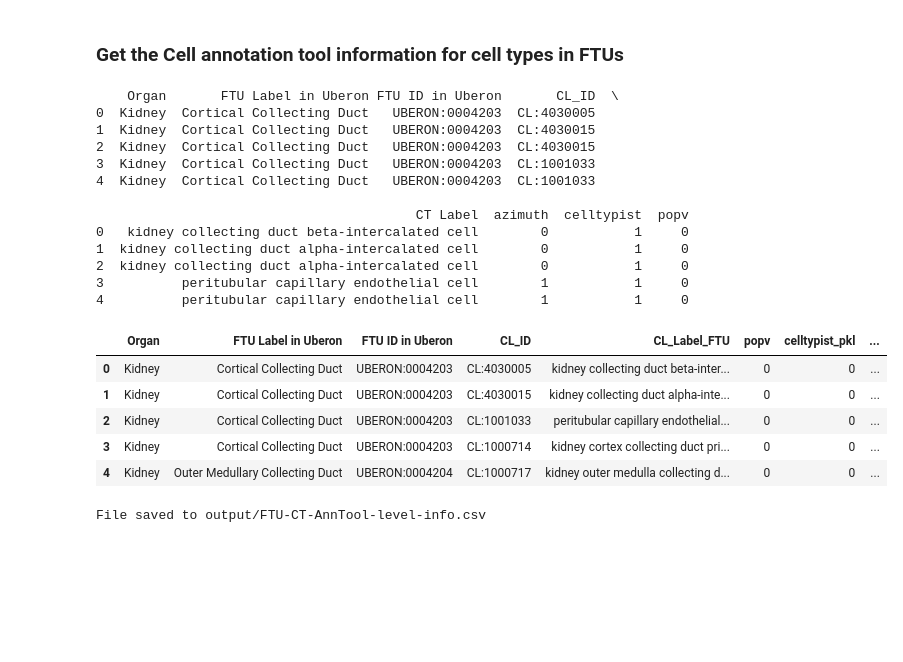
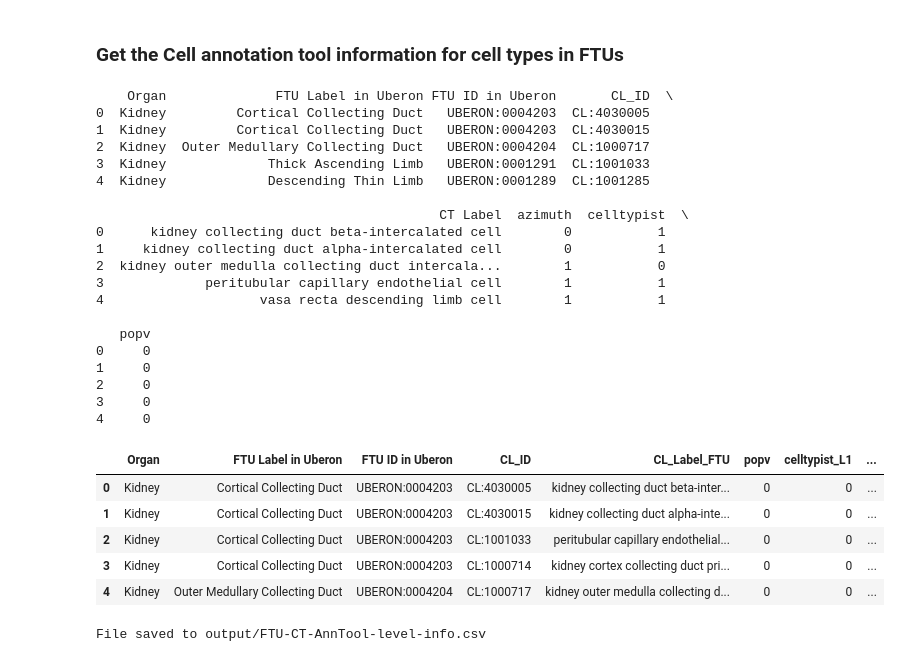
Before and after one commit to cns-iu/hra-ftu-explorer-supporting-information, a Jupyter notebook: FTU-workflow.ipynb, the cells around one changed output. Saved outputs shown, nothing was run; the diff lists cells and outputs as text; code cells hidden in the pictures; blank space fills up the shorter version.

```diff
--- a/FTU-workflow.ipynb
+++ b/FTU-workflow.ipynb
@@ -106,16 +122,16 @@ with open(atlas_enriched_dataset_graph_path, 'r') as file:
 # %%
 # Define the mapping dictionary
 organ_to_uberon = {
-    'Kidney': 'UBERON:0002113',
-    'Lung': 'UBERON:0002048',
-    'Pancreas': 'UBERON:0001264',
-    'Large Intestine': 'UBERON:0002107',
-    'Skin': 'UBERON:0002097',
-    'Liver': 'UBERON:0002108',
-    'Prostate': 'UBERON:0002367',
-    'Thymus': 'UBERON:0002371',
-    'Spleen': 'UBERON:0002370',
-    'Small Intestine': 'UBERON:0002106'
+    'Kidney': 'http://purl.obolibrary.org/obo/UBERON:0002113',
+    'Lung': 'http://purl.obolibrary.org/obo/UBERON:0002048',
+    'Pancreas': 'http://purl.obolibrary.org/obo/UBERON:0001264',
+    'Large Intestine': 'http://purl.obolibrary.org/obo/UBERON:0002107',
+    'Skin': 'http://purl.obolibrary.org/obo/UBERON:0002097',
+    'Liver': 'http://purl.obolibrary.org/obo/UBERON:0002108',
+    'Prostate': 'http://purl.obolibrary.org/obo/UBERON:0002367',
+    'Thymus': 'http://purl.obolibrary.org/obo/UBERON:0002371',
+    'Spleen': 'http://purl.obolibrary.org/obo/UBERON:0002370',
+    'Small Intestine': 'http://purl.obolibrary.org/obo/UBERON:0002106'
 }
 # %%
 # Rename 'CT ID in CL' to 'CL_ID' for consistency
@@ -150,32 +166,52 @@ merged_df = merged_df.rename(columns={'CL_Label_FTU': 'CT Label'})
 final_columns = ['Organ', 'FTU Label in Uberon', 'FTU ID in Uberon', 'CL_ID', 'CT Label', 'azimuth', 'celltypist', 'popv']
 ftu_ct_ann_info_df = merged_df[final_columns]
 
+# Removing any duplicates
+ftu_ct_ann_info_az_df = ftu_ct_ann_info_df.drop_duplicates(
+  subset = ['CL_ID', 'azimuth'],keep = 'last').reset_index(drop = True)
+
+ftu_ct_ann_info_ct_df = ftu_ct_ann_info_df.drop_duplicates(
+  subset = ['CL_ID', 'celltypist'],keep = 'last').reset_index(drop = True)
+
+ftu_ct_ann_info_pv_df = ftu_ct_ann_info_df.drop_duplicates(
+  subset = ['CL_ID', 'popv'],keep = 'last').reset_index(drop = True)
+
+# Final creation of dataframe
+ftu_ct_ann_info_df = ftu_ct_ann_info_pv_df
+
 # Save the final dataframe to a CSV file
 output_path = 'output/FTU-CT-AnnTool-info.csv'
-ftu_ct_ann_info_df.to_csv(output_path, index=False)
+ftu_ct_ann_info_pv_df.to_csv(output_path, index=False)
 
 # Display the first few rows of the final dataframe
-print(ftu_ct_ann_info_df.head())
+print(ftu_ct_ann_info_pv_df.head())
 # %% [output]
-    Organ       FTU Label in Uberon FTU ID in Uberon       CL_ID  \
-0  Kidney  Cortical Collecting Duct   UBERON:0004203  CL:4030005
-1  Kidney  Cortical Collecting Duct   UBERON:0004203  CL:4030015
-2  Kidney  Cortical Collecting Duct   UBERON:0004203  CL:4030015
-3  Kidney  Cortical Collecting Duct   UBERON:0004203  CL:1001033
-4  Kidney  Cortical Collecting Duct   UBERON:0004203  CL:1001033
+    Organ              FTU Label in Uberon FTU ID in Uberon       CL_ID  \
+0  Kidney         Cortical Collecting Duct   UBERON:0004203  CL:4030005
+1  Kidney         Cortical Collecting Duct   UBERON:0004203  CL:4030015
+2  Kidney  Outer Medullary Collecting Duct   UBERON:0004204  CL:1000717
+3  Kidney             Thick Ascending Limb   UBERON:0001291  CL:1001033
+4  Kidney             Descending Thin Limb   UBERON:0001289  CL:1001285
 
-                                         CT Label  azimuth  celltypist  popv
-0   kidney collecting duct beta-intercalated cell        0           1     0
-1  kidney collecting duct alpha-intercalated cell        0           1     0
-2  kidney collecting duct alpha-intercalated cell        0           1     0
-3          peritubular capillary endothelial cell        1           1     0
-4          peritubular capillary endothelial cell        1           1     0
+                                            CT Label  azimuth  celltypist  \
+0      kidney collecting duct beta-intercalated cell        0           1
+1     kidney collecting duct alpha-intercalated cell        0           1
+2  kidney outer medulla collecting duct intercala...        1           0
+3             peritubular capillary endothelial cell        1           1
+4                    vasa recta descending limb cell        1           1
+
+   popv
+0     0
+1     0
+2     0
+3     0
+4     0
 # %%
 # Map the organ names in FTU cell count table to UBERON IDs
 ftu_cell_count_filtered.loc[:, 'Organ_ID'] = ftu_cell_count_filtered['Organ'].map(organ_to_uberon)
 
 # Prepare a common structure to hold the results
-result = []
+ann_level_info = []
 
 # Function to dynamically generate match info for celltypist and azimuth
 def generate_match_info(tool_name, tool_data):
@@ -216,37 +252,37 @@ for idx, ftu_row in ftu_cell_count_filtered.iterrows():
     match_info.update({key: 0 for key in azimuth_info.keys()})
 
     # Check in celltypist
     celltypist_matches = celltypist[(celltypist['CL_ID'] == cl_id) & (celltypist['Organ_ID'] == organ)]
     for _, ct_match in celltypist_matches.iterrows():
         if 'level' in ct_match['Organ_Level'].lower():
             level = ct_match['Organ_Level'].split('_')[-2]  # Extract the level number
         else:
             level = ct_match['Organ_Level'].split('_')[-1]  # Extract the level number
         match_info[f'celltypist_{level}'] = 1
 
     # Check in azimuth
     azimuth_matches = azimuth[(azimuth['CL_ID'] == cl_id) & (azimuth['Organ_ID'] == organ)]
     for _, az_match in azimuth_matches.iterrows():
         if 'level' in az_match['Organ_Level'].lower():
             level = az_match['Organ_Level'].split('_')[-2]  # Extract the level number
         else:
             level = az_match['Organ_Level'].split('_')[-1]  # Extract the level number
         match_info[f'azimuth_{level}'] = 1
 
     # Check in popv
     popv_matches = popv[(popv['CL_ID'] == cl_id) & (popv['Organ_ID'] == organ)]
     if not popv_matches.empty:
         match_info['popv'] = 1
 
     # Append to results
-    result.append(match_info)
+    ann_level_info.append(match_info)
 
 # Create a dataframe from the results
-result_df = pd.DataFrame(result)
+ann_level_df = pd.DataFrame(ann_level_info)
 
-result_df.head()
+ann_level_df.head()
 # %% [output]
-|  | Organ | FTU Label in Uberon | FTU ID in Uberon | CL_ID | CL_Label_FTU | popv | celltypist_pkl | ... |
+|  | Organ | FTU Label in Uberon | FTU ID in Uberon | CL_ID | CL_Label_FTU | popv | celltypist_L1 | ... |
 | 0 | Kidney | Cortical Collecting Duct | UBERON:0004203 | CL:4030005 | kidney collecting duct beta-inter... | 0 | 0 | ... |
 | 1 | Kidney | Cortical Collecting Duct | UBERON:0004203 | CL:4030015 | kidney collecting duct alpha-inte... | 0 | 0 | ... |
 | 2 | Kidney | Cortical Collecting Duct | UBERON:0004203 | CL:1001033 | peritubular capillary endothelial... | 0 | 0 | ... |
```
Also changed, not shown: parts of 114 cells of this notebook, 17 other files.
